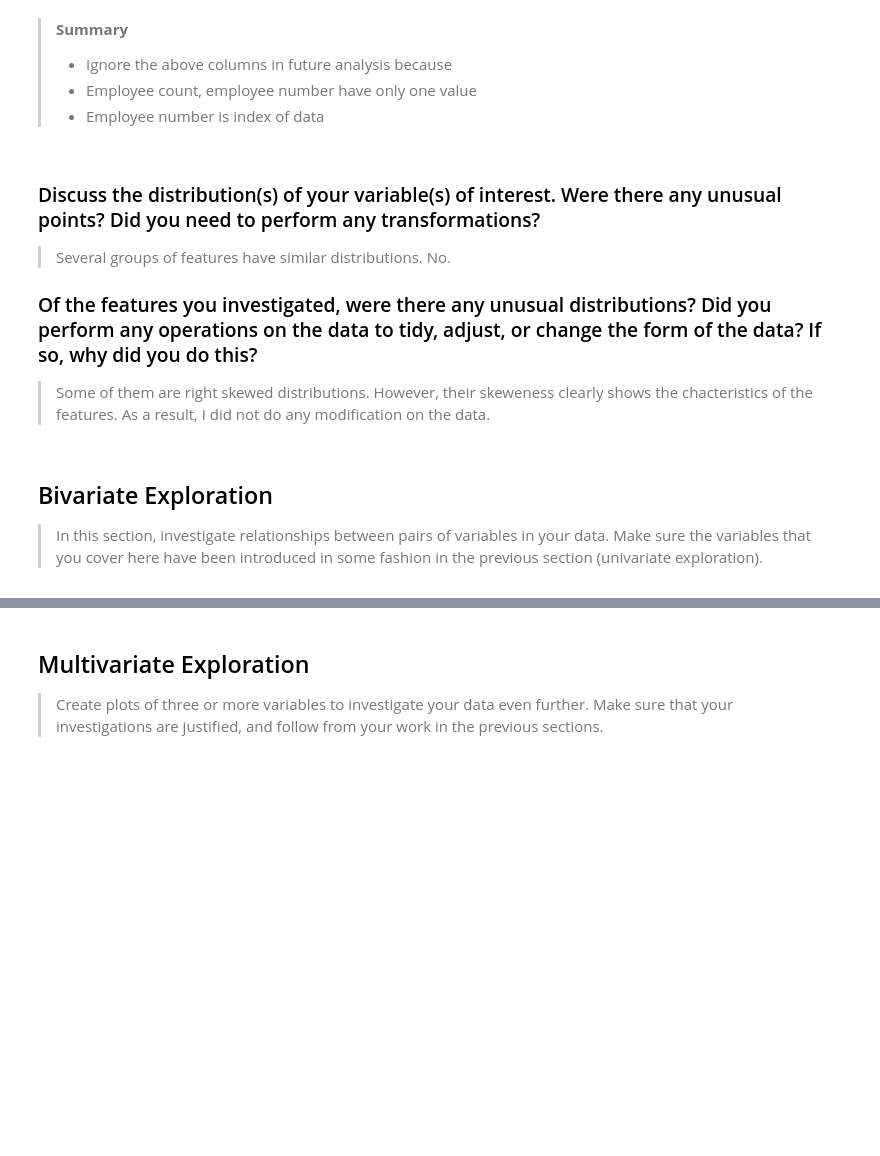
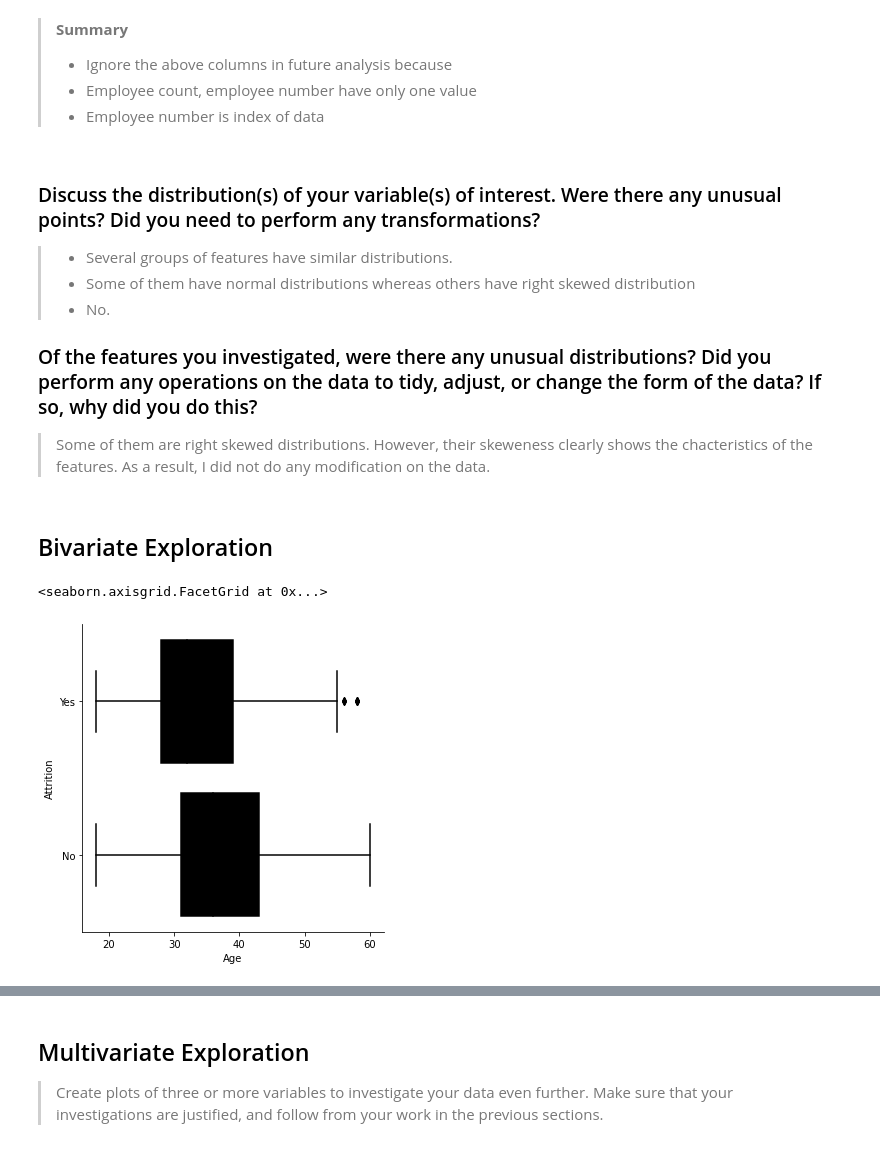
Before and after one commit to yufrances90/Communicate-Data-Findings, a Jupyter notebook: exploration.ipynb, the cells around one changed output, grey strips where cells are left out. Cells and saved outputs as stored; diff of their text form; code cells hidden in the pictures; blank space fills up the shorter version.

Commit message:
chore: Completed Biivariate Exploration

```diff
--- a/exploration.ipynb
+++ b/exploration.ipynb
@@ -280,15 +280,19 @@ array(['Y'], dtype=object)
 # %% [markdown]
 ### Discuss the distribution(s) of your variable(s) of interest. Were there any unusual points? Did you need to perform any transformations?
 
-> Several groups of features have similar distributions.
-> No.
+> * Several groups of features have similar distributions.
+> * Some of them have normal distributions whereas others have right skewed distribution
+> * No.
 
 ### Of the features you investigated, were there any unusual distributions? Did you perform any operations on the data to tidy, adjust, or change the form of the data? If so, why did you do this?
 
 > Some of them are right skewed distributions. However, their skeweness clearly shows the chacteristics of the features. As a result, I did not do any modification on the data.
-# %% [markdown]
-## Bivariate Exploration
-
-> In this section, investigate relationships between pairs of variables in your
-data. Make sure the variables that you cover here have been introduced in some
-fashion in the previous section (univariate exploration).
+# %% [markdown]
+## Bivariate Exploration
+# %%
+plt.rcParams['figure.figsize'] = (21, 21)
+# %%
+sns.catplot(x="Age", y="Attrition", data=df, color='k', kind="box")
+# %% [output]
+<seaborn.axisgrid.FacetGrid at 0x...>
+[figure, added]
```
Also changed, not shown: parts of 30 cells of this notebook.
